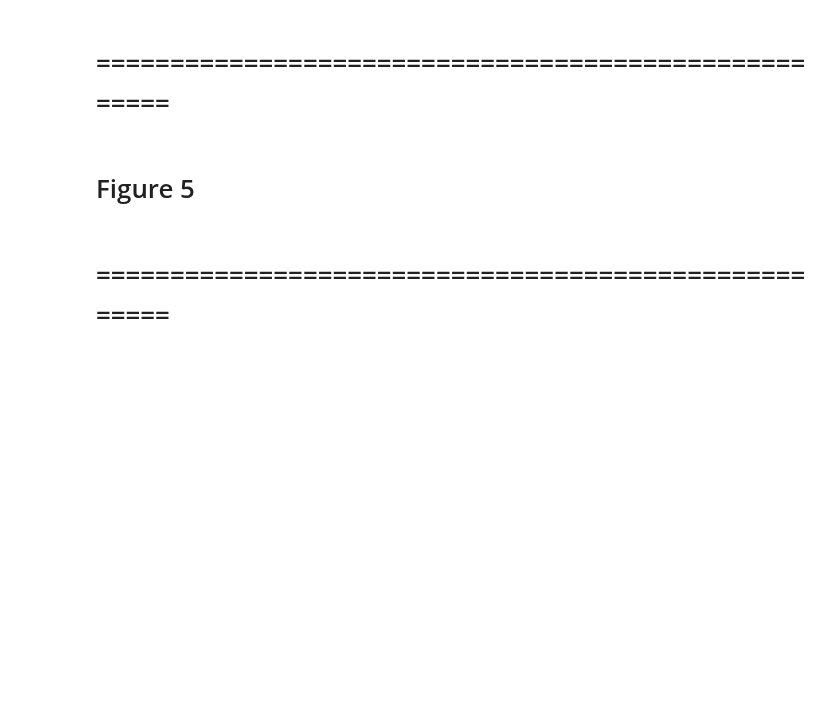
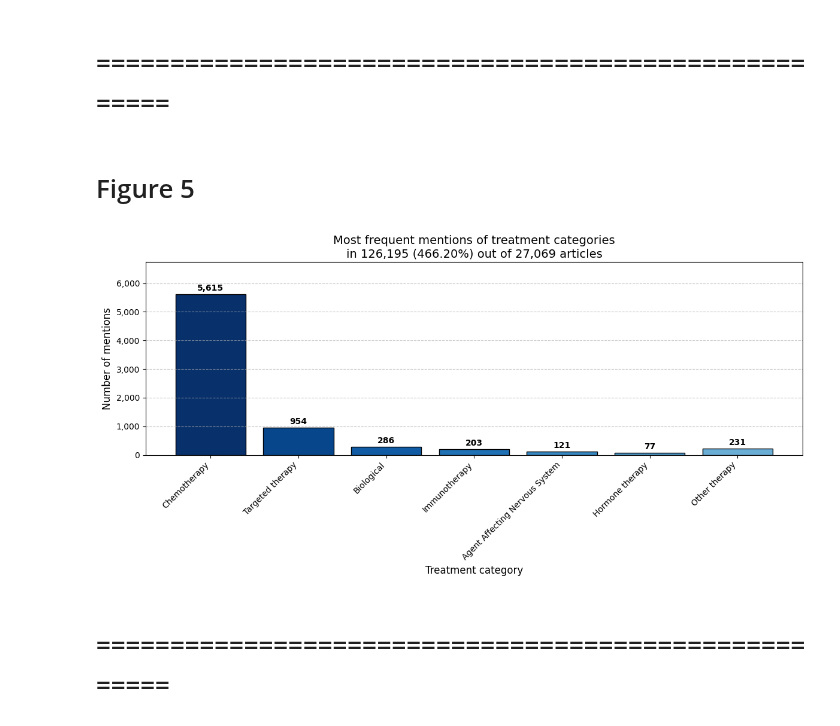
Before and after one commit to hastingslab-org/Variantscape, a Jupyter notebook: notebooks/07_figure creation/07.01_figure_creation.ipynb, the cells around one changed output. Cells and saved outputs as stored; diff of their text form; code cells hidden in the pictures; blank space fills up the shorter version.

```diff
--- a/notebooks/07_figure creation/07.01_figure_creation.ipynb
+++ b/notebooks/07_figure creation/07.01_figure_creation.ipynb
@@ -260,8 +292,9 @@ plt.show()
 
 treatment_articles=126195
 percentage_treatment_articles=treatment_articles/len(NER_gene_list)*100
-treatment_mapping_df = pd.read_csv(f"{output_directory}/treatment_mapping_with_matches.csv", low_memory=False)
-CIVIC_ncit_df_finalparent_treatmentcategory = pd.read_csv(f"{output_directory}/CIVIC_ncit_df_finalparent_treatmentcategory.csv")
+
+treatment_mapping_df = pd.read_csv(f"{categorization_directory}/treatment_mapping_with_matches.csv", low_memory=False)
+CIVIC_ncit_df_finalparent_treatmentcategory = pd.read_csv(f"{categorization_directory}/CIVIC_ncit_df_finalparent_treatmentcategory.csv")
 metadata_columns = ["PaperTitle", "Abstract", "Sum_treatments", "Treatment_matches"]
 therapy_columns = [col for col in treatment_mapping_df.columns if col not in metadata_columns]
 treatment_to_parent_mapping = CIVIC_ncit_df_finalparent_treatmentcategory.set_index("name")["parent_treatment_category"].to_dict()
@@ -278,35 +311,37 @@ for treatment in therapy_columns:
 
             parent_counts_df = pd.DataFrame(list(parent_counts.items()), columns=["Parent Category", "Total Mentions"])
 parent_counts_df = parent_counts_df.sort_values(by="Total Mentions", ascending=False)
 if "Other therapy" in parent_counts_df["Parent Category"].values:
     other_therapy_row = parent_counts_df[parent_counts_df["Parent Category"] == "Other therapy"]
     parent_counts_df = parent_counts_df[parent_counts_df["Parent Category"] != "Other therapy"]
     parent_counts_df = parent_counts_df.head(6)
     parent_counts_df = pd.concat([parent_counts_df, other_therapy_row], ignore_index=True)
 max_y_value = parent_counts_df["Total Mentions"].max()
 plt_ylim = max_y_value * 1.2
 plt.figure(figsize=(12, 6))
 colors = plt.cm.Blues(np.linspace(1, 0.5, len(parent_counts_df)))
 bars = plt.bar(parent_counts_df["Parent Category"], parent_counts_df["Total Mentions"], color=colors, edgecolor="black")
 plt.xticks(rotation=45, ha="right", fontsize=10)
 plt.yticks(fontsize=10)
 plt.xlabel("Treatment category", fontsize=12)
 plt.ylabel("Number of mentions", fontsize=12)
 plt.title(f"Most frequent mentions of treatment categories\n"
           f"in {treatment_articles:,} ({percentage_treatment_articles:.2f}%) out of {total_articles:,} articles",
           fontsize=14)
 
 plt.ylim(0, plt_ylim)
 plt.gca().yaxis.set_major_formatter(mticker.FuncFormatter(lambda x, _: f"{int(x):,}"))
 plt.grid(axis="y", linestyle="--", alpha=0.7)
 for bar, value in zip(bars, parent_counts_df["Total Mentions"]):
     height = bar.get_height()
     plt.text(bar.get_x() + bar.get_width() / 2, height + (max_y_value * 0.01), f"{int(value):,}", ha="center", va="bottom", fontsize=10, fontweight='bold')
 
     plt.tight_layout()
-plt.savefig(f"{figures_for_publication}/05_Treatment_categories.png", bbox_inches='tight', dpi=300)
-plt.savefig(f"{figures_for_publication}/05_Treatment_categories.svg", bbox_inches='tight')
+#plt.savefig(f"{figures_for_publication}/05_Treatment_categories.png", bbox_inches='tight', dpi=300)
+#plt.savefig(f"{figures_for_publication}/05_Treatment_categories.svg", bbox_inches='tight')
 plt.show()
+# %% [output]
+[figure, added]
 # %% [markdown]
 # =====================================================
 # %% [markdown]
```
Also changed, not shown: parts of 10 cells of this notebook, 25 other files.
